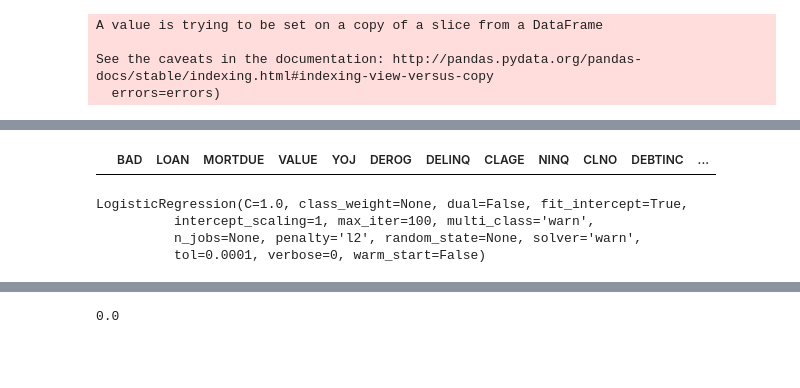
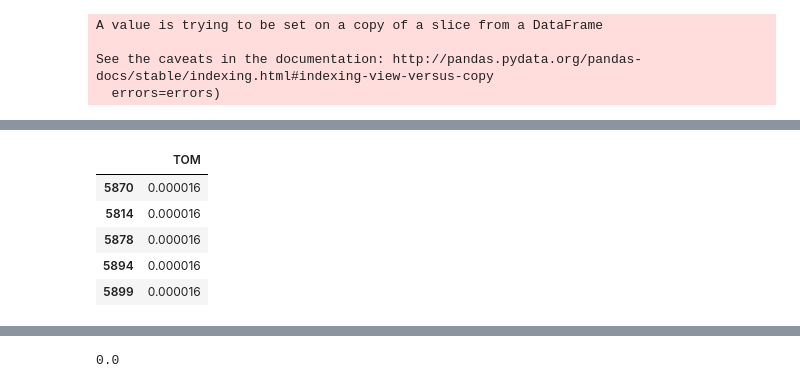
Before and after one commit to lusuelves/CreditRisk, a Jupyter notebook: code/recommender.ipynb, the cells around one changed output, grey strips where cells are left out. Cells and saved outputs as stored; diff of their text form; code cells hidden in the pictures; blank space fills up the shorter version.

```diff
--- a/code/recommender.ipynb
+++ b/code/recommender.ipynb
@@ -196,24 +73,0 @@ model_rf.predict(pd.DataFrame(tom).T)[0]
-# %%
-while model_rf.predict(pd.DataFrame(tom).T)[0] == 1:
-    tom['LOAN'] *= 0.95
-    if tom['MORTDUE'] > 1000:
-        tom['MORTDUE'] -= 1000
-    else:
-        tom['MORTDUE'] -= 1000
-    tom['CLAGE'] += 1
-    tom['YOJ'] += 0.1
-    print(tom)
-    print(model_rf.predict(pd.DataFrame(tom).T)[0])
-# %%
-data.loc[(data['CLAGE']!=0) & (data['CLNO']==0)]
-# %% [output]
-|  | BAD | LOAN | MORTDUE | VALUE | YOJ | DEROG | DELINQ | CLAGE | NINQ | CLNO | DEBTINC | ... |
-# %%
-from sklearn.linear_model import LogisticRegression
-model_lr = LogisticRegression()
-model_lr.fit(data.drop(columns=['LOAN']),data['LOAN'])
-# %% [output]
-LogisticRegression(C=1.0, class_weight=None, dual=False, fit_intercept=True,
-          intercept_scaling=1, max_iter=100, multi_class='warn',
-          n_jobs=None, penalty='l2', random_state=None, solver='warn',
-          tol=0.0001, verbose=0, warm_start=False)
@@ -257,0 +77,15 @@ tom = pd.Series({'BAD': 1,
+# %%
+distances = pd.DataFrame(1/(1 + squareform(pdist(data_pos.T, 'euclidean'))),
+                         index=data_pos.columns, columns=data_pos.columns)
+
+similarities = distances['TOM'].sort_values(ascending=False)[1:]
+
+similars = pd.DataFrame(similarities)
+similars[:5]
+# %% [output]
+|  | TOM |
+| 5870 | 0.000016 |
+| 5814 | 0.000016 |
+| 5878 | 0.000016 |
+| 5894 | 0.000016 |
+| 5899 | 0.000016 |
```
Also changed, not shown: parts of 105 cells of this notebook, 25 other files.
